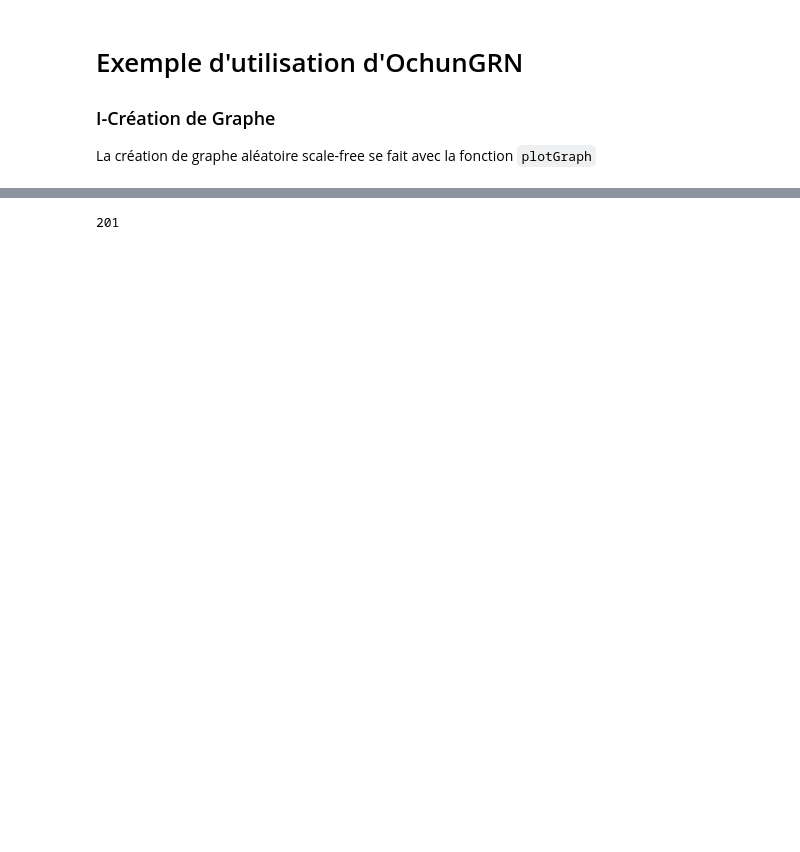
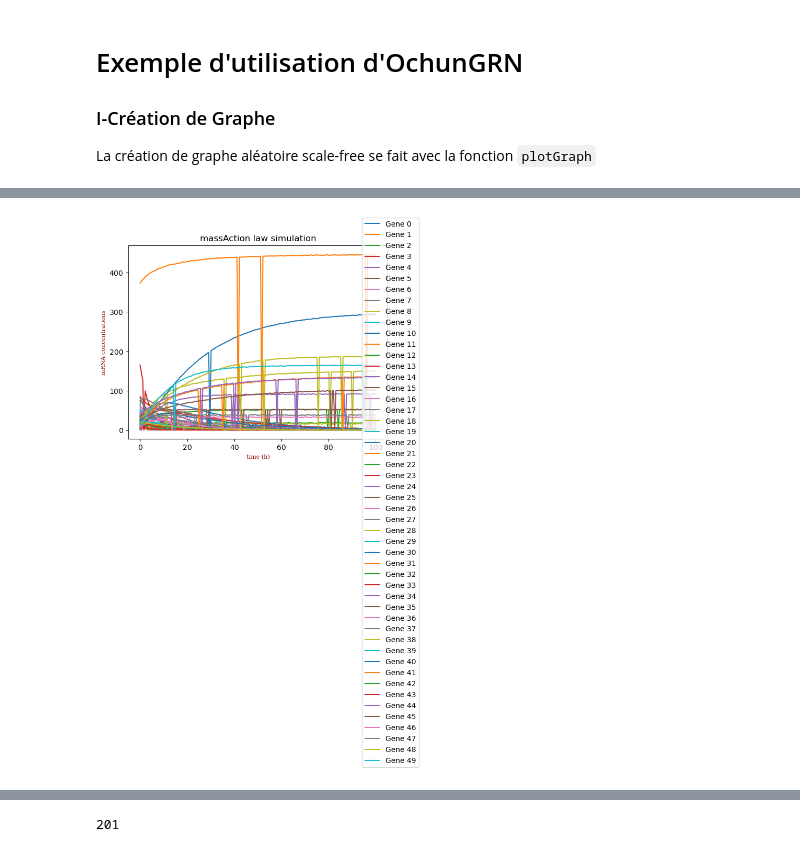
Before and after one commit to castlechild/GRNSimulation, a Jupyter notebook: exemple.ipynb, the cells around one changed output, grey strips where cells are left out. Saved outputs shown, nothing was run; the diff lists cells and outputs as text; code cells hidden in the pictures; blank space fills up the shorter version.

```diff
--- a/exemple.ipynb
+++ b/exemple.ipynb
@@ -17,6 +17,8 @@ oGRN.plotGraph(test, actInhPlotBool=True)
 
 Coeff = oGRN.getCoefficient(GENESNB)
 # %%
-oGRN.simulationODEs(test, ["massAction", "indirect", "Hill"], (0,100), Coeff)
-oGRN.plotSim(test, ODEs="massAction", saveName=f"testmassAction.png")
+oGRN.simulationODEs(test, "massAction", (0,100), Coeff)
+oGRN.plotSim(test, saveName=f"testmassAction.png")
+# %% [output]
+[figure, added]
 # %%
```
Also changed, not shown: parts of 9 cells of this notebook, 7 other files.
